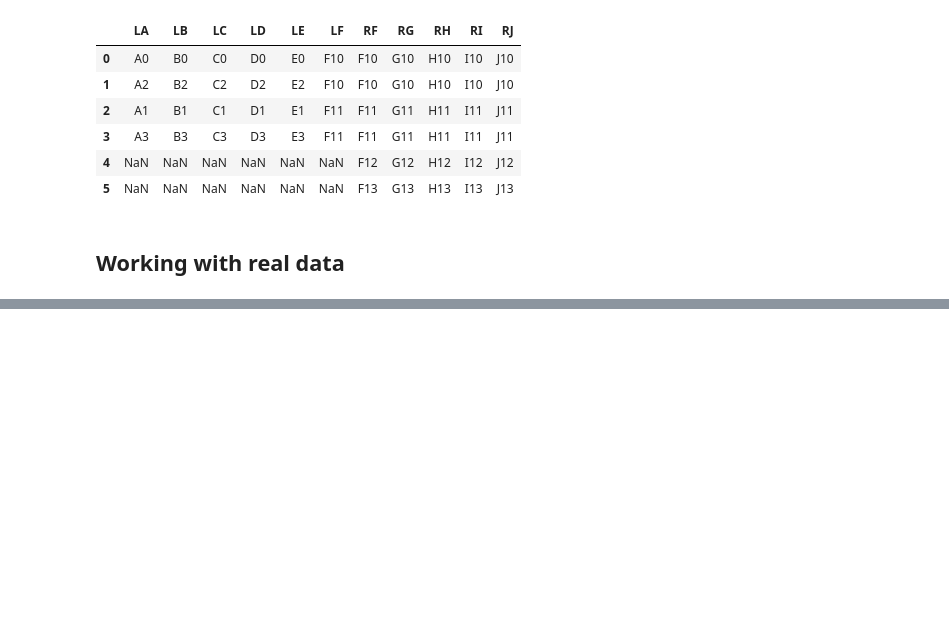
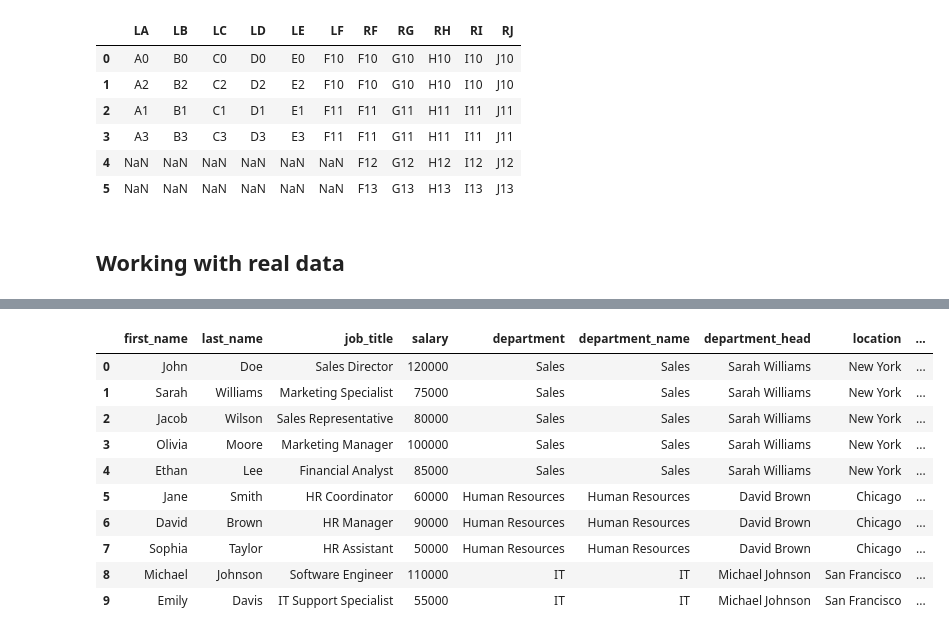
Before and after one commit to everyloop/Databehandling-AI23, a Jupyter notebook: Code-Alongs/L015_Combining_datasets.ipynb, the cells around one changed output, grey strips where cells are left out. Drawn from its saved outputs; the diff is of its cells as text; code cells hidden in the pictures; blank space fills up the shorter version.

```diff
--- a/Code-Alongs/L015_Combining_datasets.ipynb
+++ b/Code-Alongs/L015_Combining_datasets.ipynb
@@ -276,7 +276,9 @@ left.merge(right, how='right', left_on='LF', right_on='RF')
 ## Working with real data
 # %%
 employees = pd.read_json("../data/employees.json")
-employees
+departments = pd.read_json("../data/departments.json")
+display(employees)
+display(departments)
 # %% [output]
 |  | first_name | last_name | job_title | salary | department |
 | 0 | John | Doe | Sales Director | 120000 | Sales |
@@ -291,0 +298,15 @@ employees
+# %%
+new_df = employees.merge(departments, left_on="department", right_on="department_name")
+nowrap_display(new_df)
+# %% [output]
+|  | first_name | last_name | job_title | salary | department | department_name | department_head | location | ... |
+| 0 | John | Doe | Sales Director | 120000 | Sales | Sales | Sarah Williams | New York | ... |
+| 1 | Sarah | Williams | Marketing Specialist | 75000 | Sales | Sales | Sarah Williams | New York | ... |
+| 2 | Jacob | Wilson | Sales Representative | 80000 | Sales | Sales | Sarah Williams | New York | ... |
+| 3 | Olivia | Moore | Marketing Manager | 100000 | Sales | Sales | Sarah Williams | New York | ... |
+| 4 | Ethan | Lee | Financial Analyst | 85000 | Sales | Sales | Sarah Williams | New York | ... |
+| 5 | Jane | Smith | HR Coordinator | 60000 | Human Resources | Human Resources | David Brown | Chicago | ... |
+| 6 | David | Brown | HR Manager | 90000 | Human Resources | Human Resources | David Brown | Chicago | ... |
+| 7 | Sophia | Taylor | HR Assistant | 50000 | Human Resources | Human Resources | David Brown | Chicago | ... |
+| 8 | Michael | Johnson | Software Engineer | 110000 | IT | IT | Michael Johnson | San Francisco | ... |
+| 9 | Emily | Davis | IT Support Specialist | 55000 | IT | IT | Michael Johnson | San Francisco | ... |
```
Also changed, not shown: parts of 2 cells of this notebook.
